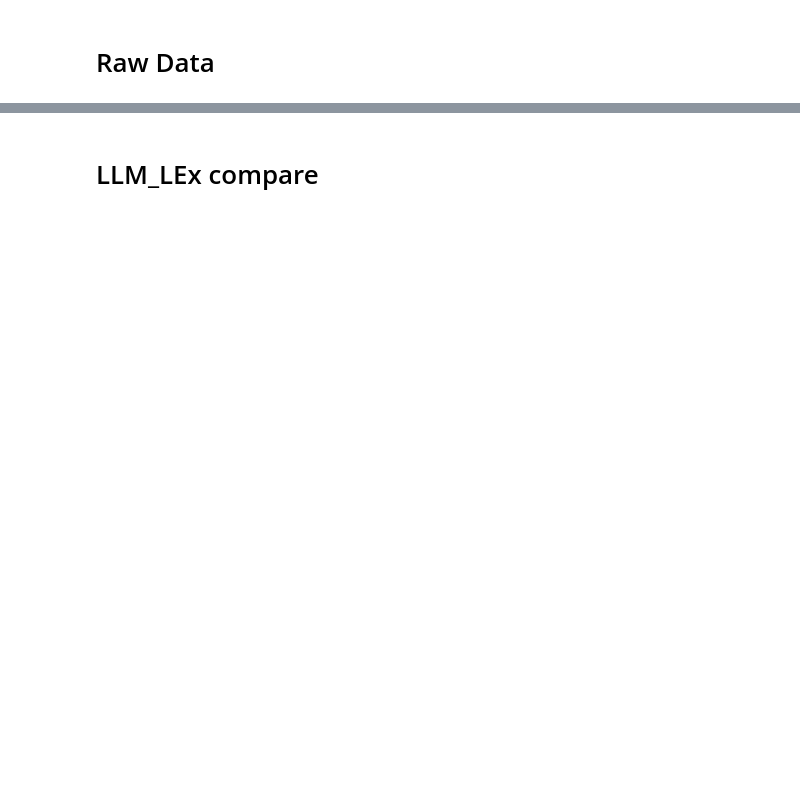
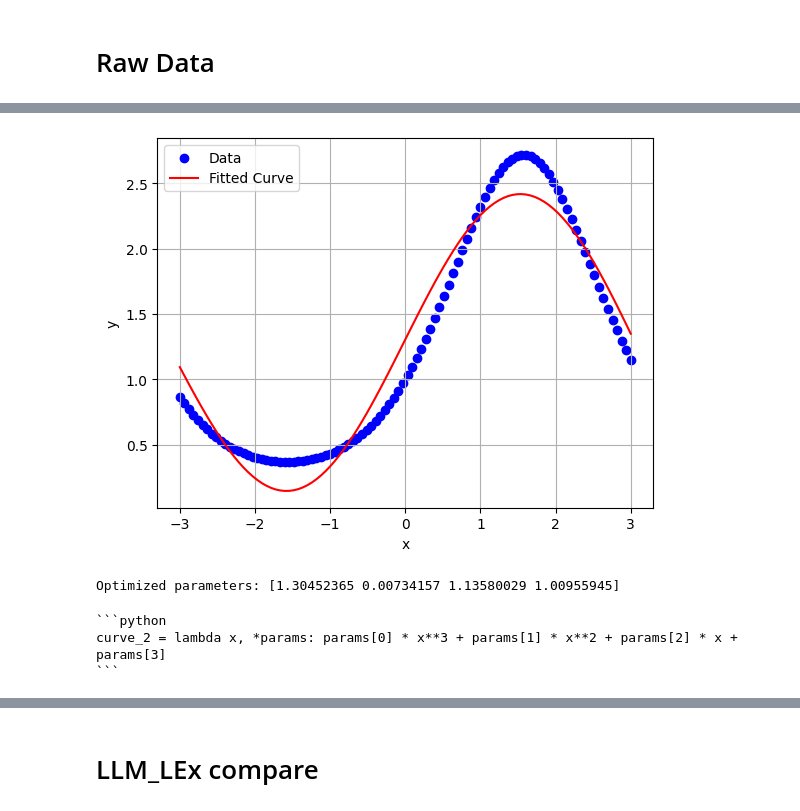
Before and after one commit to harveyThomas4692/llmlex, a Jupyter notebook: Examples/raw_data_examples.ipynb, the cells around one changed output, grey strips where cells are left out. Drawn from its saved outputs; the diff is of its cells as text; code cells hidden in the pictures; blank space fills up the shorter version.

````diff
--- a/Examples/raw_data_examples.ipynb
+++ b/Examples/raw_data_examples.ipynb
@@ -108,0 +170,67 @@ Optimized parameters: [0.17785534 0.26927988]
+# %%
+# Define the curve function
+def curve_2(x, *params):
+    return params[0] * np.exp(-params[1] * x**2) + params[2] * np.sin(params[3] * x)
+
+# Initial guess for the parameters
+initial_guess = [1, 1, 1, 1]
+
+# Fit the curve to the data
+popt, pcov = curve_fit(curve_2, x, y2, p0=initial_guess)
+
+# Plot the original data
+plt.scatter(x, y2, label='Data', color='blue')
+
+# Plot the fitted curve
+plt.plot(x, curve_2(x, *popt), label='Fitted Curve', color='red')
+
+# Add labels and legend
+plt.xlabel('x')
+plt.ylabel('y')
+plt.legend()
+plt.grid(True)
+plt.show()
+
+# Print the optimized parameters
+print("Optimized parameters:", popt)
+# %% [output]
+[figure, added]
+Optimized parameters: [1.30452365 0.00734157 1.13580029 1.00955945]
+# %%
+system_prompt = ("You are a symbolic regression expert. Analyze the data and provide an improved mathematical ansatz. "
+                         "Respond with ONLY the ansatz formula, without any explanation or commentary. Ensure it is in valid python. You may use numpy functions. "
+                         "params is a list of parameters that can be of any length or complexity. "
+                        )
+
+
+prompt = ("import numpy as np \n\n"
+            f"# raw data:\n"
+            f"x = {x}\n"
+            f"y = {y3}\n\n"
+            "curve_0 = lambda x, *params: params[0]\n"
+            "curve_1 = lambda x, *params: params[0]\n"
+            "curve_2 = lambda x, *params:"
+            )
+
+chat = client.chat.completions.create(
+                        model="openai/gpt-4o",
+                        messages=[
+                            {"role": "system", "content": system_prompt},
+                            {
+                                "role": "user",
+                                "content": [
+                                    {
+                                        "type": "text",
+                                        "text": prompt,
+                                    },
+                                ],
+                            }
+                        ],
+                        max_tokens=4096,
+                    )
+response = chat.choices[0].message.content
+print(response)
+# %% [output]
+```python
+curve_2 = lambda x, *params: params[0] * x**3 + params[1] * x**2 + params[2] * x + params[3]
+```
````
Also changed, not shown: parts of 11 cells of this notebook, 2 other files.
